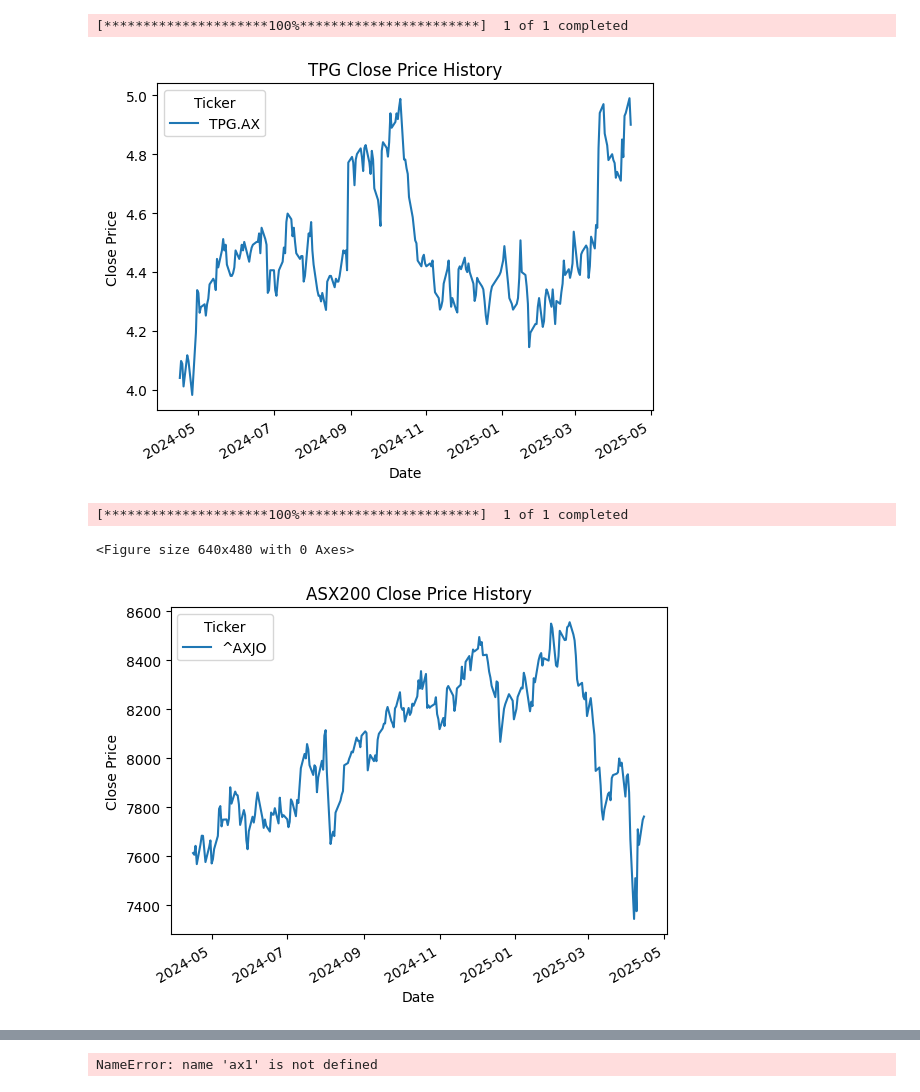
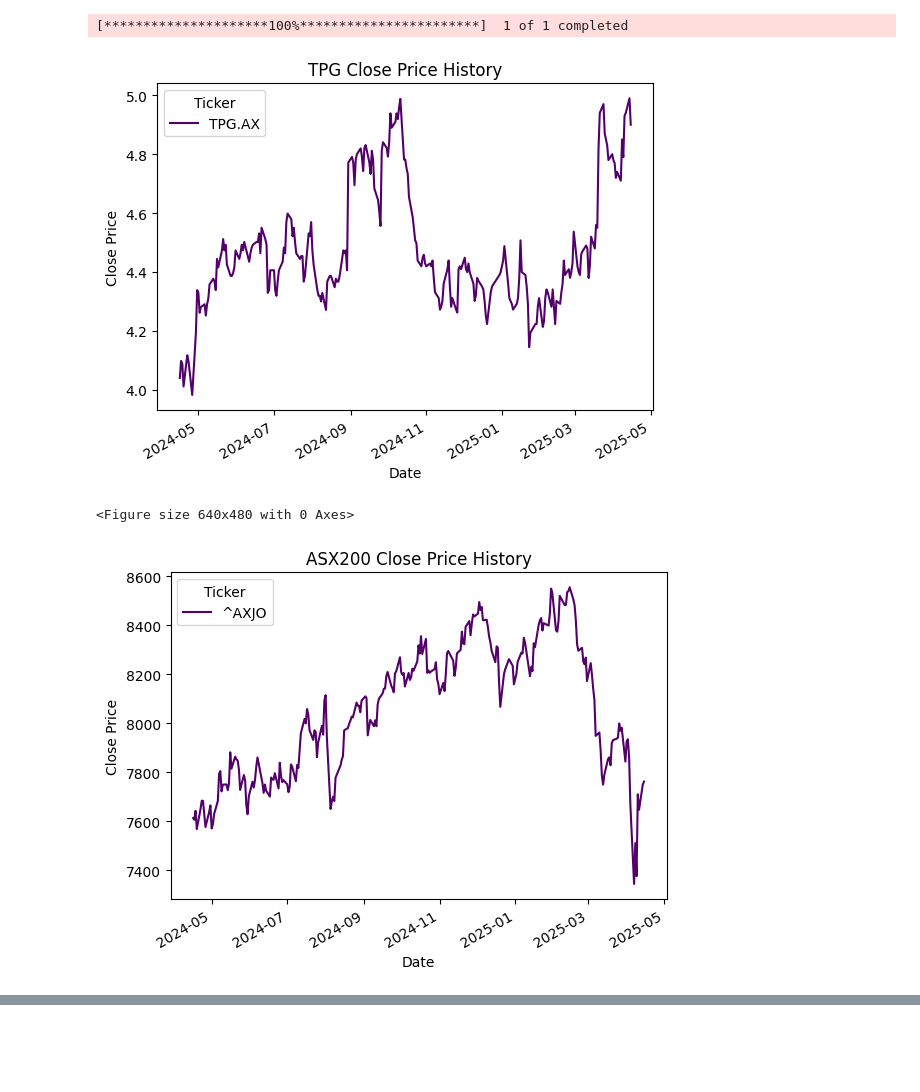
Before and after one commit to minzy123/FINM3422-Group-11, a Jupyter notebook: Charts/Chart Price History.ipynb, the cells around one changed output, grey strips where cells are left out. Saved outputs shown, nothing was run; the diff lists cells and outputs as text; code cells hidden in the pictures; blank space fills up the shorter version.

Commit message:
Updating graphs to finalise

```diff
--- a/Charts/Chart Price History.ipynb
+++ b/Charts/Chart Price History.ipynb
@@ -11,22 +11,22 @@ tpg = yf.download(
 )
 tpg
 
-tpg['Close'].plot()
+# Ensure the 'Date' column is in datetime format and set it as the index
+tpg.reset_index(inplace=True)
+tpg['Date'] = pd.to_datetime(tpg['Date'])
+tpg.set_index('Date', inplace=True)
+
+tpg['Close'].plot(color='#53006A')  # Set the line color to purple
 plt.title('TPG Close Price History')
 plt.xlabel('Date')
 plt.ylabel('Close Price')
 plt.show()  # Display the graph
 
 plt.savefig('tpg_close_price_history.png')
-asx200 = yf.download(
-    tickers='^AXJO',  # Ticker symbol for ASX200
-    start='2024-04-16',
-    end='2025-04-16',
-    auto_adjust=True  # Adjust for stock splits and dividends
-)
 
 #Graph 2: ASX200 Share Price History
-asx200['Close'].plot()
+# Download ASX200 data
+asx200['Close'].plot(color='#53006A')  # Set the line color to purple
 plt.title('ASX200 Close Price History')
 plt.xlabel('Date')
 plt.ylabel('Close Price')
@@ -51,40 +51,49 @@ plt.title('Historical Price Targets for TPG')
 plt.xlabel('Date')
 plt.ylabel('Price Target')
 plt.grid(True)
 plt.tight_layout()
 
 # Save the graph
 plt.savefig('historical_price_targets_tpg.png')
 
 #Graph 4: TPG Share Price and Volume (not required in the orginal task sheet)
+
+# Load the TPG share price data from the Excel file
+tpg_data = pd.read_excel('TPGsharepricedata.xls', sheet_name=0)
+
+# Ensure the 'Date' column is in datetime format
+tpg_data['Date'] = pd.to_datetime(tpg_data['Date'])
+
+# Set the 'Date' column as the index
+tpg_data.set_index('Date', inplace=True)
+
 # Display the graph
 plt.show()
-ax1.tick_params(axis='y', labelcolor='purple')
+fig, ax1 = plt.subplots(figsize=(10, 6))  # Create a figure and axis for the first y-axis
+ax1.plot(tpg.index, tpg['Close'], color='purple', label='Close Price')  # Plot the Close Price
+ax1.set_xlabel('Date')  # Set x-axis label
+ax1.set_ylabel('Close Price', color='purple')  # Set y-axis label for the first axis
+ax1.tick_params(axis='y', labelcolor='purple')  # Set tick parameters for the first axis
 
 # Create a second y-axis for the volume
 ax2 = ax1.twinx()
 ax2.bar(tpg_data.index, tpg_data['Volume'], color='#FFB401', alpha=0.5, label='Volume')
 ax2.set_ylabel('Volume', color='orange')
 ax2.tick_params(axis='y', labelcolor='orange')
 
 # Add a title and legend
 plt.title('TPG Share Price and Volume')
 fig.tight_layout()
 # Add legends for both axes
 ax1.legend(loc='upper left')
 ax2.legend(loc='upper right')
 
-# Update the colors for the share price line and volume
-ax1.plot(tpg_data.index, tpg_data['Close'], color='#53006A', label='Close Price')
-ax2.bar(tpg_data.index, tpg_data['Volume'], color='#FFB401', alpha=0.5, label='Volume')
 
 # Save the updated graph
 plt.savefig('TPG share price and volume.png')
 # %% [output]
 [*********************100%***********************]  1 of 1 completed
-[figure, old version]
+[figure, new version]
-[*********************100%***********************]  1 of 1 completed
+<Figure size 640x480 with 0 Axes>
-<Figure size 640x480 with 0 Axes>
-[figure, old version]
+[figure, new version]
 [figure]
-NameError: name 'ax1' is not defined
```
Also changed, not shown: parts of 2 cells of this notebook, 2 other files.
